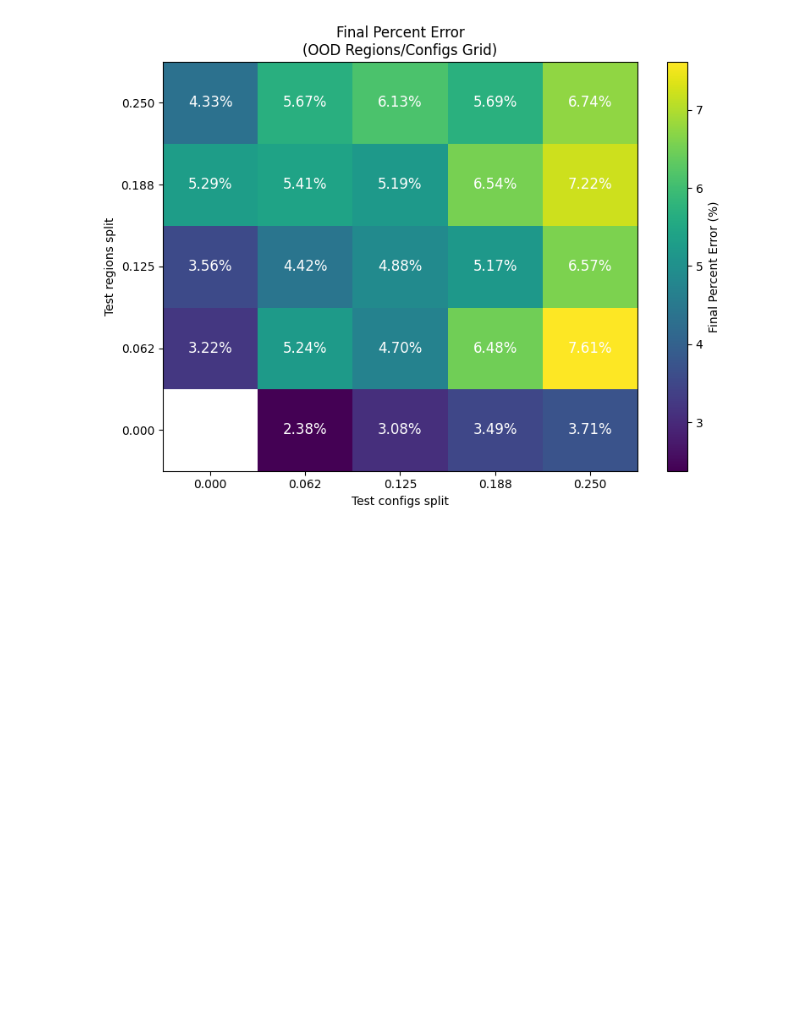
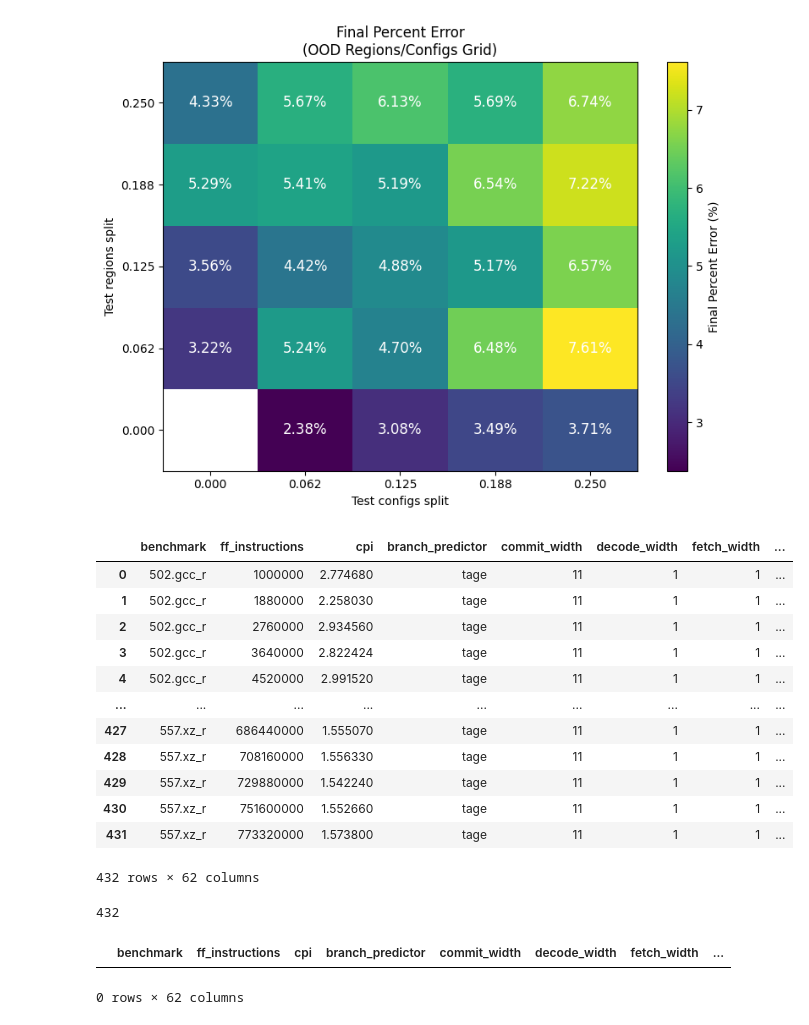
Before and after one commit to ronitnag04/peregrine, a Jupyter notebook: ml_model/analysis.ipynb, the cells around one changed output. Saved outputs shown, nothing was run; the diff lists cells and outputs as text; code cells hidden in the pictures; blank space fills up the shorter version.

Commit message:
Added diagonal splitting (1 config per region)

```diff
--- a/ml_model/analysis.ipynb
+++ b/ml_model/analysis.ipynb
@@ -602,3 +602,29 @@ plt.show()
 fig.savefig(os.path.join(sweep_dir, "ood_regions_configs_grid.png"), bbox_inches='tight')
 # %% [output]
 [figure]
+# %%
+df_spec_v2 = pd.read_csv("training_data/ronamol_spec_training_data_v2.csv")
+# %%
+samples = df_spec_v2.groupby(['benchmark', 'ff_instructions']).apply(lambda g: g.sample(1, random_state=42)).reset_index()
+samples.drop(columns=["level_2"], inplace=True)
+train_dataset, test_dataset = train_test_split(samples, test_size=0.25, random_state=42)
+# %%
+samples
+# %% [output]
+|  | benchmark | ff_instructions | cpi | branch_predictor | commit_width | decode_width | fetch_width | ... |
+| 0 | 502.gcc_r | 1000000 | 2.774680 | tage | 11 | 1 | 1 | ... |
+| 1 | 502.gcc_r | 1880000 | 2.258030 | tage | 11 | 1 | 1 | ... |
+| 2 | 502.gcc_r | 2760000 | 2.934560 | tage | 11 | 1 | 1 | ... |
+| 3 | 502.gcc_r | 3640000 | 2.822424 | tage | 11 | 1 | 1 | ... |
+| 4 | 502.gcc_r | 4520000 | 2.991520 | tage | 11 | 1 | 1 | ... |
+| ... | ... | ... | ... | ... | ... | ... | ... | ... |
+| 427 | 557.xz_r | 686440000 | 1.555070 | tage | 11 | 1 | 1 | ... |
+| 428 | 557.xz_r | 708160000 | 1.556330 | tage | 11 | 1 | 1 | ... |
+| 429 | 557.xz_r | 729880000 | 1.542240 | tage | 11 | 1 | 1 | ... |
+| 430 | 557.xz_r | 751600000 | 1.552660 | tage | 11 | 1 | 1 | ... |
+| 431 | 557.xz_r | 773320000 | 1.573800 | tage | 11 | 1 | 1 | ... |
+432 rows × 62 columns
+# %%
+len(samples)
+# %% [output]
+432
@@ -604,0 +636,5 @@ fig.savefig(os.path.join(sweep_dir, "ood_regions_configs_grid.png"), bbox_inches
+# %%
+train_dataset[train_dataset.duplicated()]
+# %% [output]
+|  | benchmark | ff_instructions | cpi | branch_predictor | commit_width | decode_width | fetch_width | ... |
+0 rows × 62 columns
```
Also changed, not shown: parts of 1 cell of this notebook, 1 other file.
